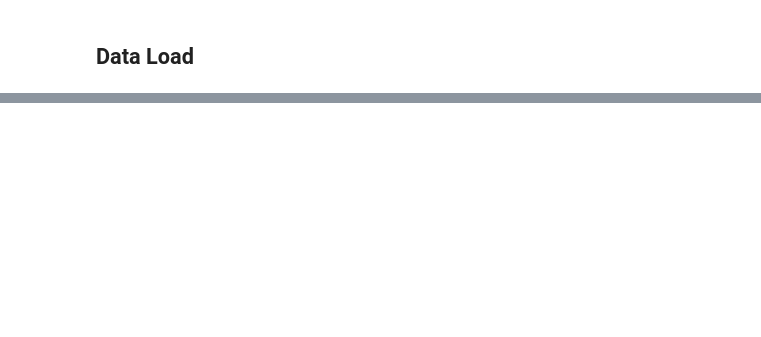
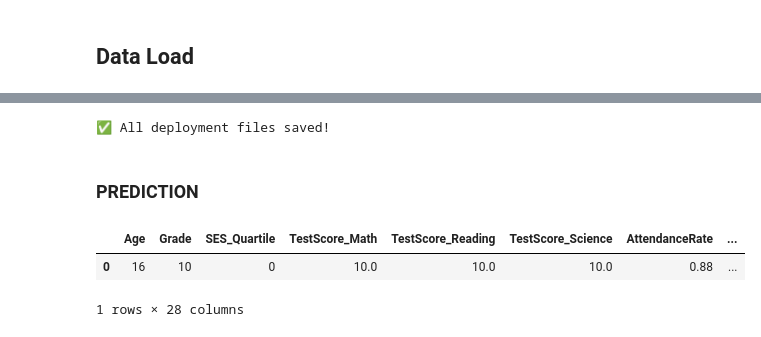
Before and after one commit to saladbkp/Student-Risk-Predictor, a Jupyter notebook: Preprocessing.ipynb, the cells around one changed output, grey strips where cells are left out. Cells and saved outputs as stored; diff of their text form; code cells hidden in the pictures; blank space fills up the shorter version.

```diff
--- a/Preprocessing.ipynb
+++ b/Preprocessing.ipynb
@@ -206,0 +364,11 @@ plt.show()
+# %%
+X = dataset.drop(['Risk', 'GPA'], axis=1)
+y = dataset['Risk']
+
+X_train, X_temp, y_train, y_temp = train_test_split(X, y, test_size=0.30, random_state=42)
+X_val, X_test, y_val, y_test   = train_test_split(X_temp, y_temp, test_size=0.50, random_state=42)
+
+print("X_train:",len(X_train))
+print("X_test:",len(X_test))
+print("y_train:",len(y_train))
+print("y_test:",len(y_test))
@@ -206,0 +571,30 @@ plt.show()
+# %%
+import joblib
+import json
+
+# best_model = logreg
+best_model = logreg
+
+# 1. save model
+joblib.dump(best_model, "/content/best_risk_model.pkl")
+
+# 2. save preprocessors
+joblib.dump(pt, "/content/pt_transform.pkl")
+joblib.dump(scaler, "/content/scaler_scaler.pkl")
+joblib.dump(scaler_norm, "/content/scaler_norm.pkl")
+
+# 3. save transform_cols list
+transform_cols = continuous_cols.copy()
+with open("/content/transform_cols.json", "w") as f:
+    json.dump(transform_cols, f)
+
+# 4. save final column order (VERY IMPORTANT!)
+final_columns = list(X_train.columns)
+with open("/content/final_columns.json", "w") as f:
+    json.dump(final_columns, f)
+
+print("✅ All deployment files saved!")
+# %% [output]
+✅ All deployment files saved!
+# %% [markdown]
+### PREDICTION
@@ -206,0 +619,38 @@ plt.show()
+# %%
+new_student = pd.DataFrame([{
+    "Age": 16,
+    "Grade": 10,
+    "Gender": "Female",
+    "Race": "White",
+    "ParentalEducation": "HS",
+    "SchoolType": "Public",
+    "Locale": "City",
+    "TestScore_Math": 10.0,
+    "TestScore_Reading": 10.0,
+    "TestScore_Science": 10.0,
+    "AttendanceRate": 0.88,
+    "StudyHours": 1.0,
+    "InternetAccess": 1,
+    "Extracurricular": 0,
+    "PartTimeJob": 0,
+    "ParentSupport": 0.80,
+    "Romantic": 0,
+    "FreeTime": 3,
+    "GoOut": 1
+}])
+# %%
+new_student_encoded = pd.get_dummies(new_student)
+
+# Add missing columns
+for col in final_columns:
+    if col not in new_student_encoded:
+        new_student_encoded[col] = 0
+
+# Ensure SAME order as training
+new_student_encoded = new_student_encoded[final_columns]
+# %%
+new_student_encoded
+# %% [output]
+|  | Age | Grade | SES_Quartile | TestScore_Math | TestScore_Reading | TestScore_Science | AttendanceRate | ... |
+| 0 | 16 | 10 | 0 | 10.0 | 10.0 | 10.0 | 0.88 | ... |
+1 rows × 28 columns
```
Also changed, not shown: parts of 32 cells of this notebook.
